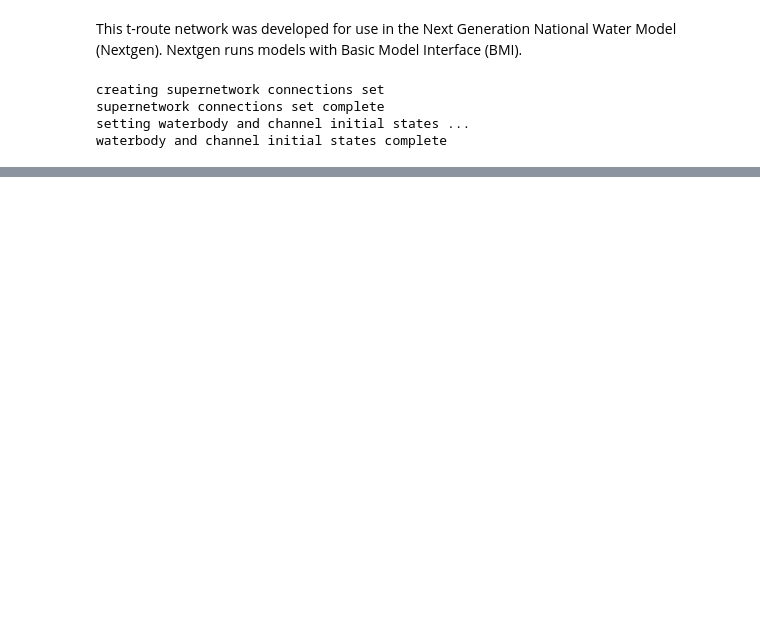
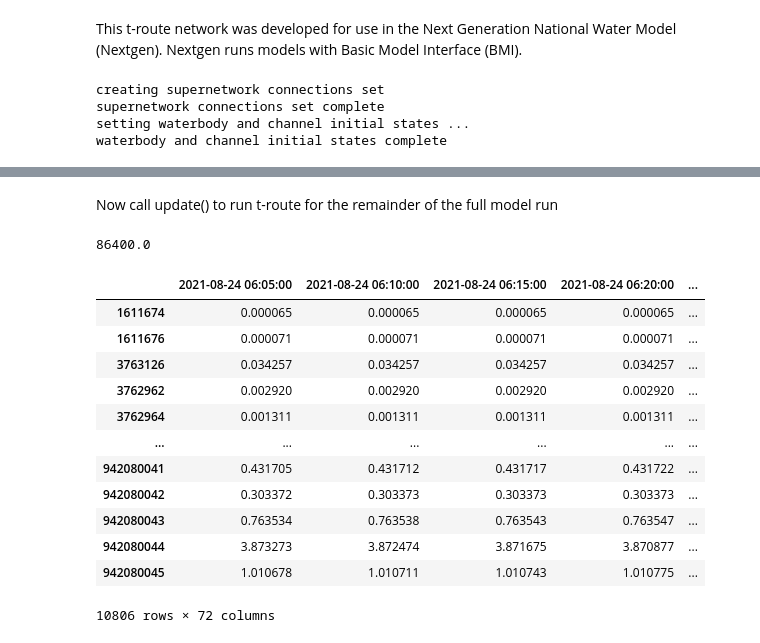
Before and after one commit to NOAA-OWP/t-route, a Jupyter notebook: run-troute-with-bmi.ipynb, the cells around one changed output, grey strips where cells are left out. Cells and saved outputs as stored; diff of their text form; code cells hidden in the pictures; blank space fills up the shorter version.

```diff
--- a/run-troute-with-bmi.ipynb
+++ b/run-troute-with-bmi.ipynb
@@ -35,0 +49,4 @@ model.get_value('channel_exit_water_x-section__volume_flow_rate')
+# %%
+model.set_value()
+# %%
+model.update_until(21600) # input value is seconds. 21,600s = 6 hours
@@ -35,0 +73,24 @@ model.get_value('channel_exit_water_x-section__volume_flow_rate')
+# %% [markdown]
+Now call update() to run t-route for the remainder of the full model run
+# %%
+model.update()
+# %%
+model.get_current_time()
+# %% [output]
+86400.0
+# %%
+model.get_value('channel_exit_water_x-section__volume_flow_rate')
+# %% [output]
+|  | 2021-08-24 06:05:00 | 2021-08-24 06:10:00 | 2021-08-24 06:15:00 | 2021-08-24 06:20:00 | ... |
+| 1611674 | 0.000065 | 0.000065 | 0.000065 | 0.000065 | ... |
+| 1611676 | 0.000071 | 0.000071 | 0.000071 | 0.000071 | ... |
+| 3763126 | 0.034257 | 0.034257 | 0.034257 | 0.034257 | ... |
+| 3762962 | 0.002920 | 0.002920 | 0.002920 | 0.002920 | ... |
+| 3762964 | 0.001311 | 0.001311 | 0.001311 | 0.001311 | ... |
+| ... | ... | ... | ... | ... | ... |
+| 942080041 | 0.431705 | 0.431712 | 0.431717 | 0.431722 | ... |
+| 942080042 | 0.303372 | 0.303373 | 0.303373 | 0.303373 | ... |
+| 942080043 | 0.763534 | 0.763538 | 0.763543 | 0.763547 | ... |
+| 942080044 | 3.873273 | 3.872474 | 3.871675 | 3.870877 | ... |
+| 942080045 | 1.010678 | 1.010711 | 1.010743 | 1.010775 | ... |
+10806 rows × 72 columns
```
Also changed, not shown: parts of 7 cells of this notebook, 1 other file.
